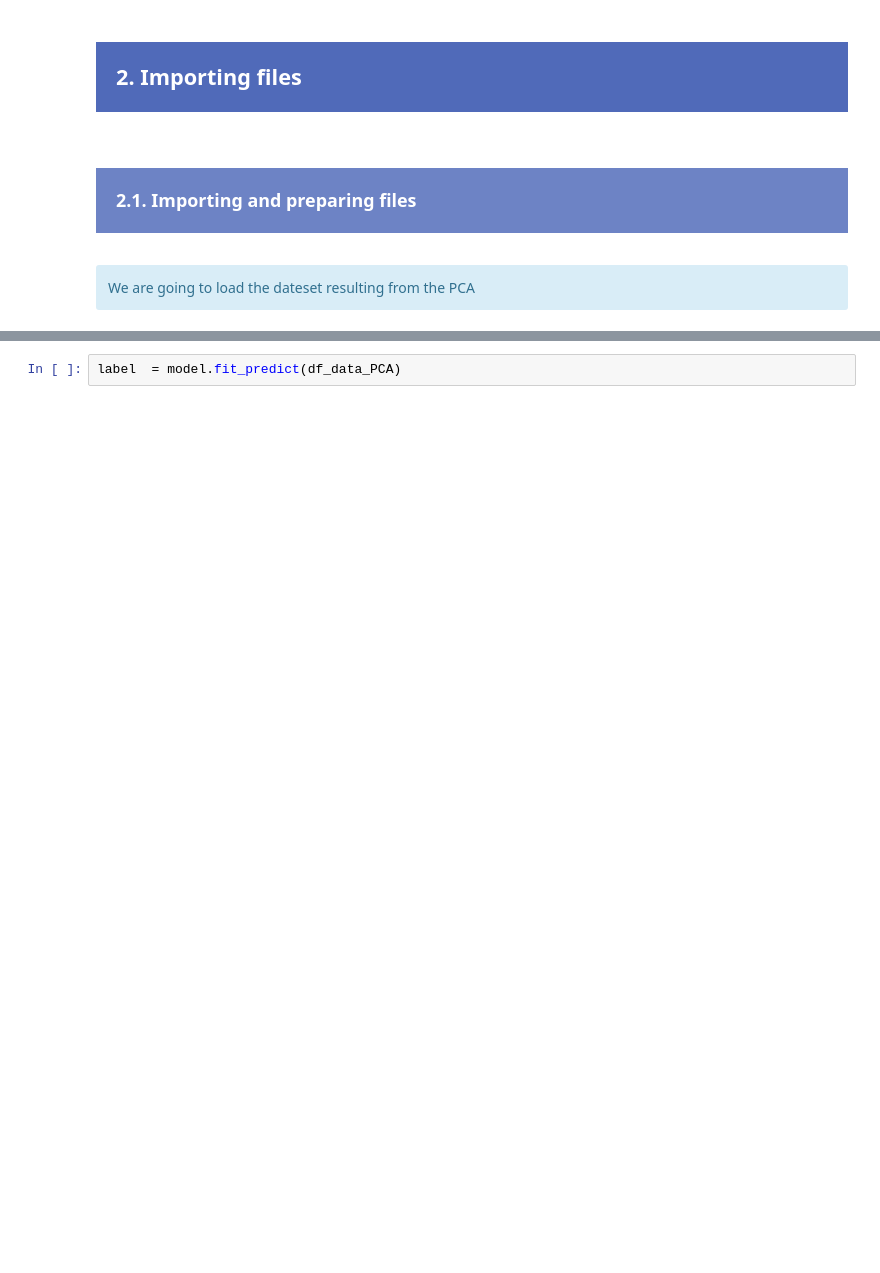
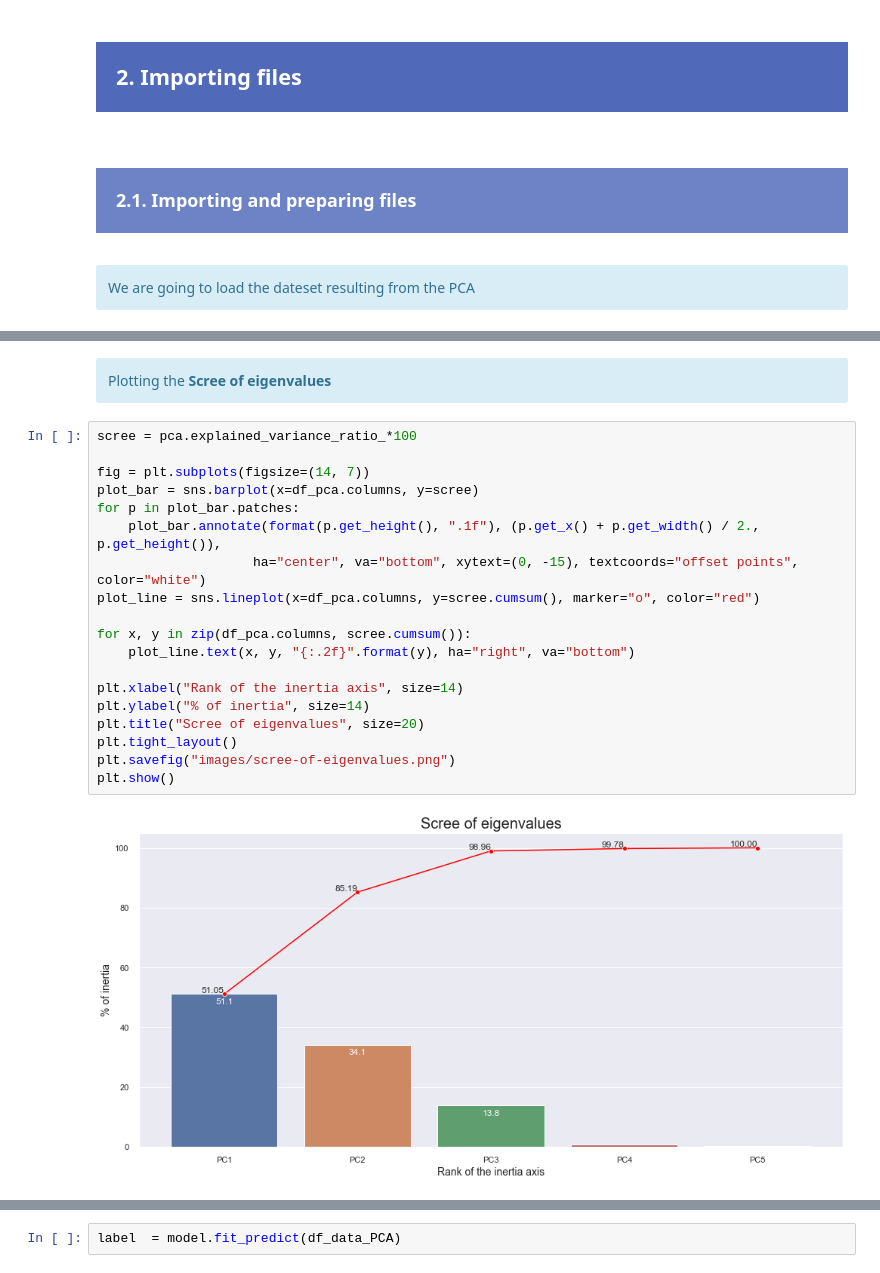
Before and after one commit to samirhinojosa/OC-P5-segment-customers-of-website, a Jupyter notebook: modeling_notebook.ipynb, the cells around one changed output, grey strips where cells are left out. Cells and saved outputs as stored; diff of their text form; blank space fills up the shorter version.

```diff
--- a/modeling_notebook.ipynb
+++ b/modeling_notebook.ipynb
@@ -67,0 +356,25 @@ df_data_PCA.head()
+# %% [markdown]
+<div class="alert alert-block alert-info">
+    Plotting the <b>Scree of eigenvalues</b>
+</div>
+# %%
+scree = pca.explained_variance_ratio_*100
+
+fig = plt.subplots(figsize=(14, 7))
+plot_bar = sns.barplot(x=df_pca.columns, y=scree)
+for p in plot_bar.patches:
+    plot_bar.annotate(format(p.get_height(), ".1f"), (p.get_x() + p.get_width() / 2., p.get_height()),
+                    ha="center", va="bottom", xytext=(0, -15), textcoords="offset points", color="white")
+plot_line = sns.lineplot(x=df_pca.columns, y=scree.cumsum(), marker="o", color="red")
+
+for x, y in zip(df_pca.columns, scree.cumsum()):
+    plot_line.text(x, y, "{:.2f}".format(y), ha="right", va="bottom")
+
+plt.xlabel("Rank of the inertia axis", size=14)
+plt.ylabel("% of inertia", size=14)
+plt.title("Scree of eigenvalues", size=20)
+plt.tight_layout()
+plt.savefig("images/scree-of-eigenvalues.png")
+plt.show()
+# %% [output]
+[figure, added]
```
Also changed, not shown: parts of 48 cells of this notebook, 10 other files.
